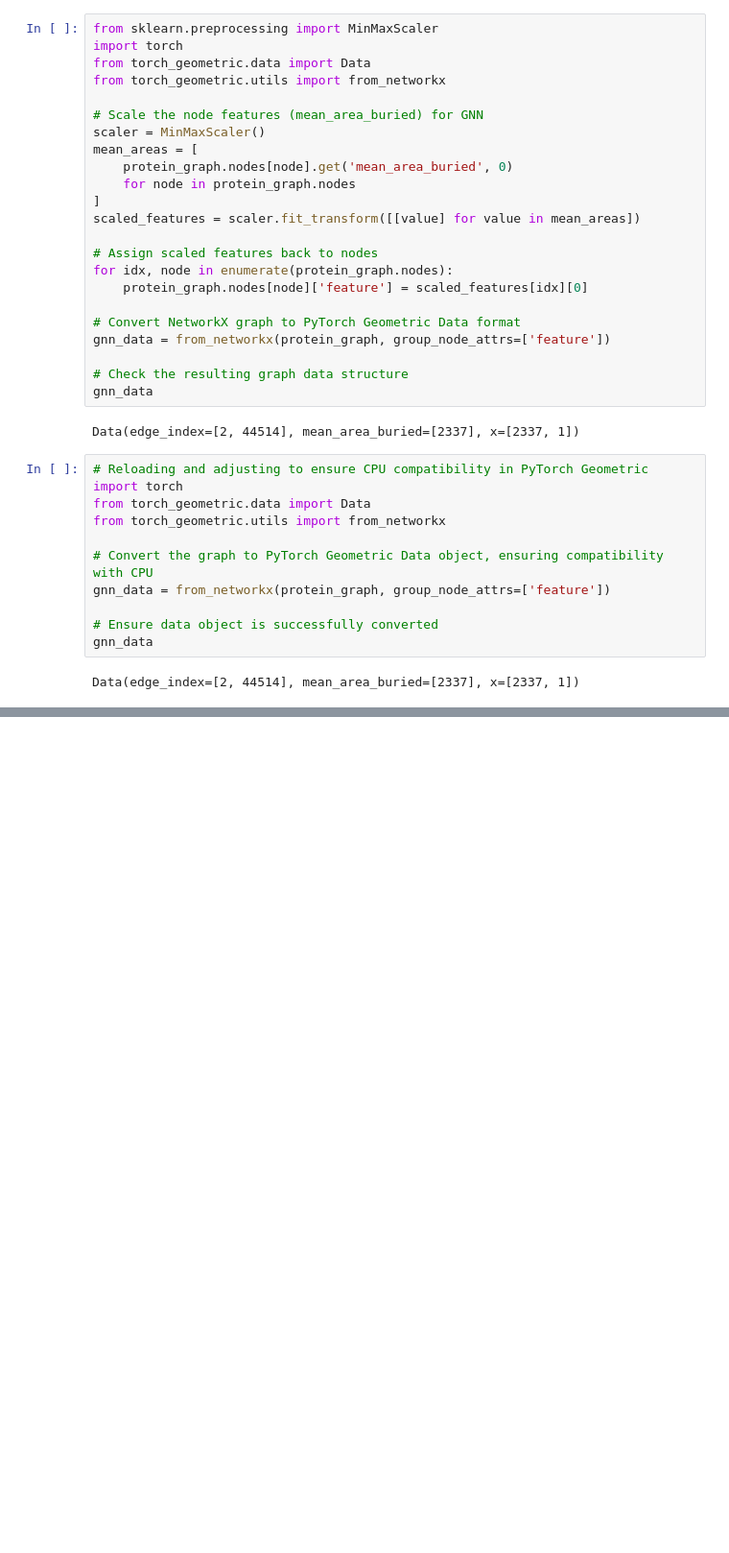
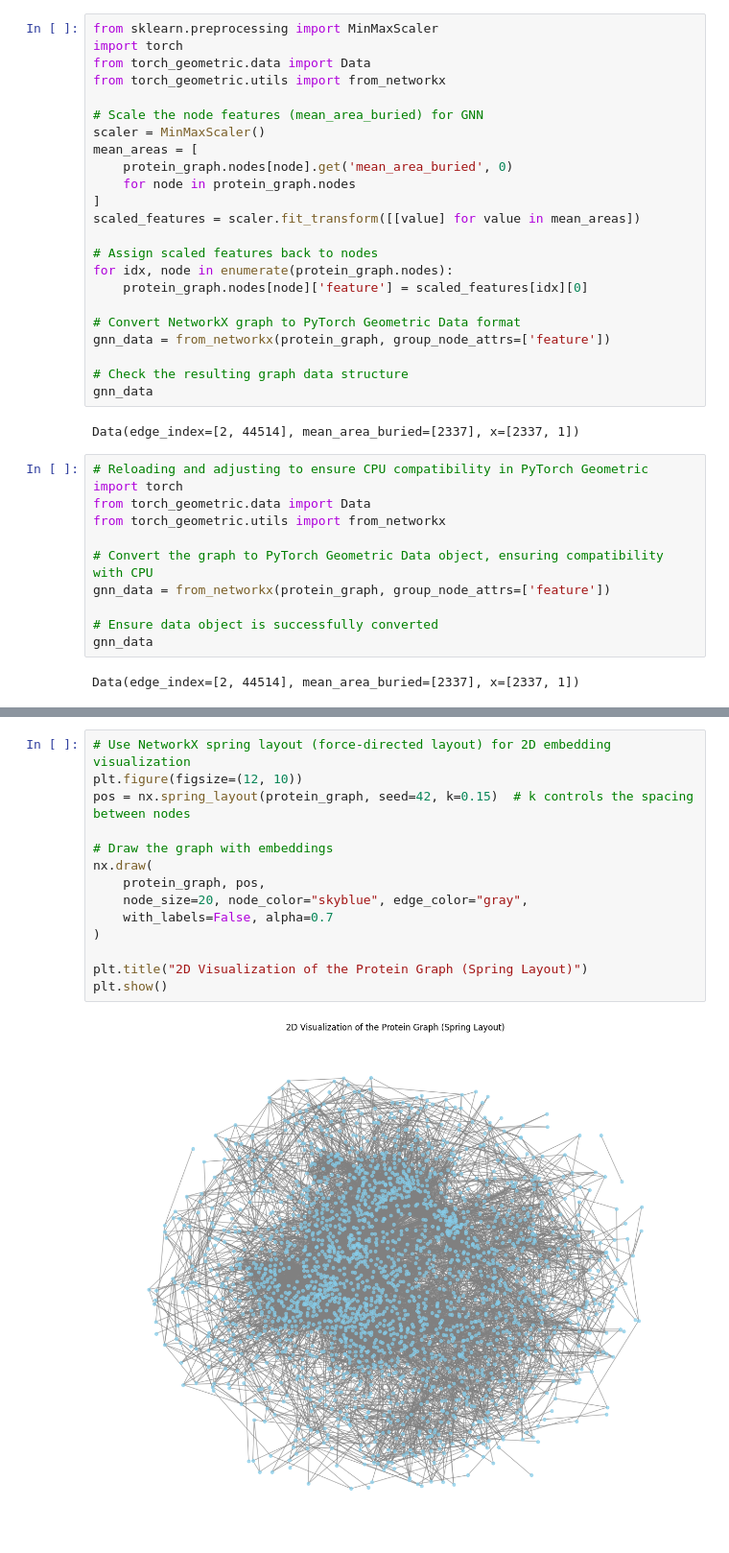
Before and after one commit to saktiworkstation/GNNs-LLMs-Research, a Jupyter notebook: GNN_DOVE.ipynb, the cells around one changed output, grey strips where cells are left out. Shown at 96% size. Drawn from its saved outputs; the diff is of its cells as text; blank space fills up the shorter version.

```diff
--- a/GNN_DOVE.ipynb
+++ b/GNN_DOVE.ipynb
@@ -153,0 +207,16 @@ Data(edge_index=[2, 44514], mean_area_buried=[2337], x=[2337, 1])
+# %%
+# Use NetworkX spring layout (force-directed layout) for 2D embedding visualization
+plt.figure(figsize=(12, 10))
+pos = nx.spring_layout(protein_graph, seed=42, k=0.15)  # k controls the spacing between nodes
+
+# Draw the graph with embeddings
+nx.draw(
+    protein_graph, pos,
+    node_size=20, node_color="skyblue", edge_color="gray",
+    with_labels=False, alpha=0.7
+)
+
+plt.title("2D Visualization of the Protein Graph (Spring Layout)")
+plt.show()
+# %% [output]
+[figure, added]
```
Also changed, not shown: parts of 10 cells of this notebook.
